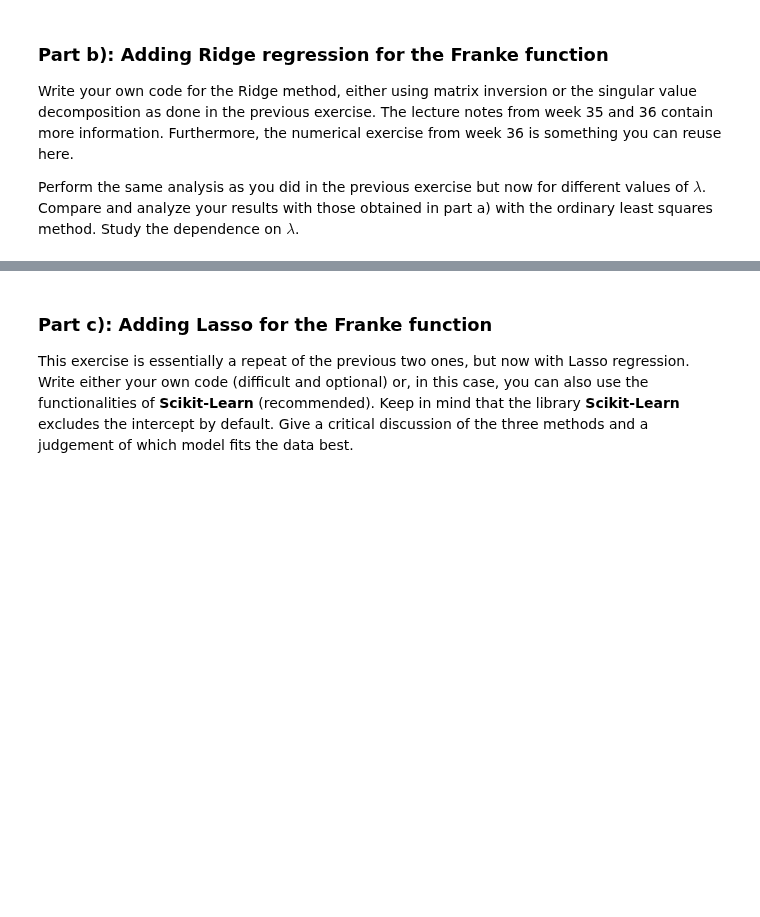
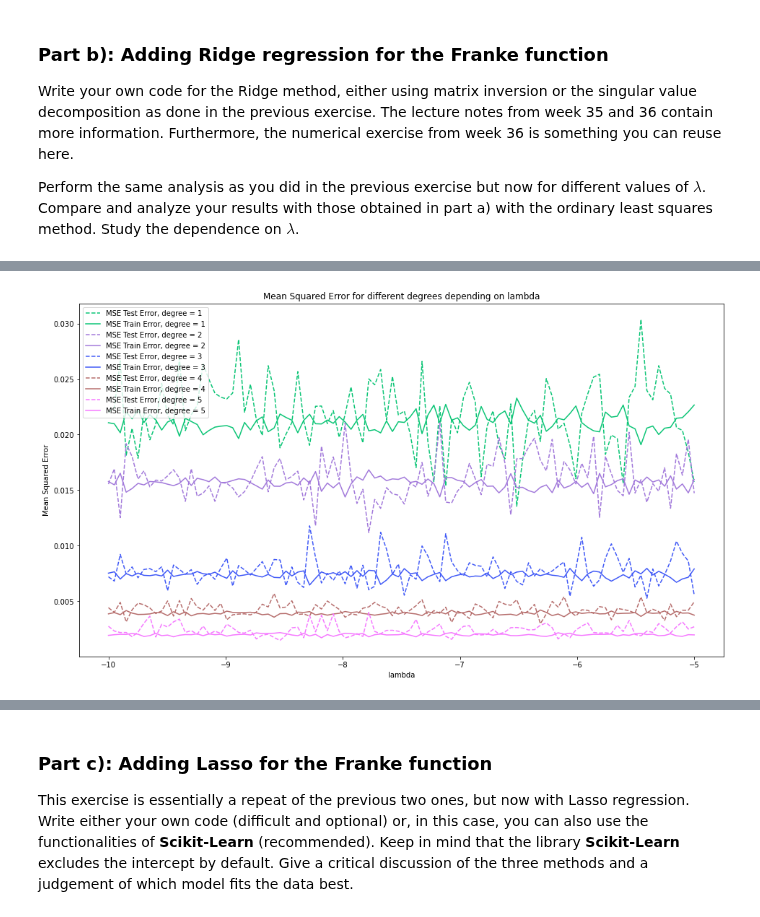
Before and after one commit to Sofriet/Project1data-ml, a Jupyter notebook: Project1.ipynb, the cells around one changed output, grey strips where cells are left out. Drawn from its saved outputs; the diff is of its cells as text; code cells hidden in the pictures; blank space fills up the shorter version.

```diff
--- a/Project1.ipynb
+++ b/Project1.ipynb
@@ -519,0 +447,83 @@ plt.show()
+# %%
+np.random.seed(1509)
+lambdas = np.logspace(-10,-5, 100)
+
+MSETrainAllLambdas = []
+MSETestAllLambdas = []
+R2TrainAllLambdas = []
+R2TestAllLambdas = []
+
+PolynomialDegree = 5
+datapoints = 500
+x = np.random.uniform(size=datapoints)
+y = np.random.uniform(size=datapoints)
+z = FrankeFunction(x, y) # + np.random.normal(0, 0.07, size=datapoints)
+
+# scaler = StandardScaler()
+# scaler.fit(X_train)
+# X_train_scaled = scaler.transform(X_train)
+# X_test_scaled = scaler.transform(X_test)
+
+
+for degree in range(1, PolynomialDegree+1):
+    PolyDegree = []
+
+    MSETrain = []
+    MSETest = []
+
+    R2Train = []
+    R2Test = []
+
+    for lamb in lambdas:
+        X = create_X(x, y, n = degree)
+        X_train, X_test, z_train, z_test = train_test_split(X,z,test_size=0.2)
+
+        model = Ridge(alpha = lamb, fit_intercept=True)
+        clf = model.fit(X_train, z_train)
+        z_fit = clf.predict(X_train)
+        z_pred = clf.predict(X_test)
+
+        #-------------------without sklearn-------------------------------------------------------------------
+        #TODO: only see one degree 2, why not the rest?
+        # I = np.eye(X_train_scaled.shape[1])
+        # RidgeModel = np.linalg.inv(X_train_scaled.T @ X_train_scaled+lamb*I) @ X_train_scaled.T @ z_train
+        # z_fit = X_train_scaled @ RidgeModel
+        # z_pred = X_test_scaled @ RidgeModel
+        #-----------------------------------------------------------------------------------------------------
+
+
+        MSETrain.append(mean_squared_error(z_fit,z_train))
+        MSETest.append(mean_squared_error(z_test, z_pred))
+        R2Train.append(r2_score(z_fit, z_train))
+        R2Test.append(r2_score(z_test, z_pred))
+        PolyDegree.append(degree)
+
+    MSETrainAllLambdas.append(MSETrain)
+    MSETestAllLambdas.append(MSETest)
+    R2TrainAllLambdas.append(R2Train)
+    R2TestAllLambdas.append(R2Test)
+
+plt.figure(figsize=(16,9))
+for i in range(0, len(MSETrainAllLambdas)):
+    color = "%06x" % rd.randint(0, 0xFFFFFF) # Keep both Train and Test the same color
+    plt.plot(np.log10(lambdas), MSETestAllLambdas[i], linestyle = '--', color = "#" + color, label=f'MSE Test Error, degree = {i+1}')
+    plt.plot(np.log10(lambdas), MSETrainAllLambdas[i], color = "#" + color, label=f'MSE Train Error, degree = {i+1}')
+plt.xlabel("lambda")
+plt.ylabel("Mean Squared Error")
+plt.title(f"Mean Squared Error for different degrees depending on lambda")
+plt.legend()
+plt.show()
+
+plt.figure(figsize=(16,9))
+for i in range(0, len(R2TrainAllLambdas)):
+    color = "%06x" % rd.randint(0, 0xFFFFFF) # Keep both Train and Test the same color
+    plt.plot(np.log10(lambdas), R2TestAllLambdas[i], linestyle = '--', color = "#" + color, label=f'R2 Test Error, degree = {i+1}')
+    plt.plot(np.log10(lambdas), R2TrainAllLambdas[i], color = "#" + color, label=f'R2 Train Error, degree = {i+1}')
+plt.xlabel("lambda")
+plt.ylabel("R2 Error")
+plt.ylim(0,1.1)
+plt.title(f"R2 Error for different degrees depending on lambda")
+plt.legend()
+plt.show()
+# %% [output]
+[figure, added]
```
Also changed, not shown: parts of 3 cells of this notebook, 1 other file.
